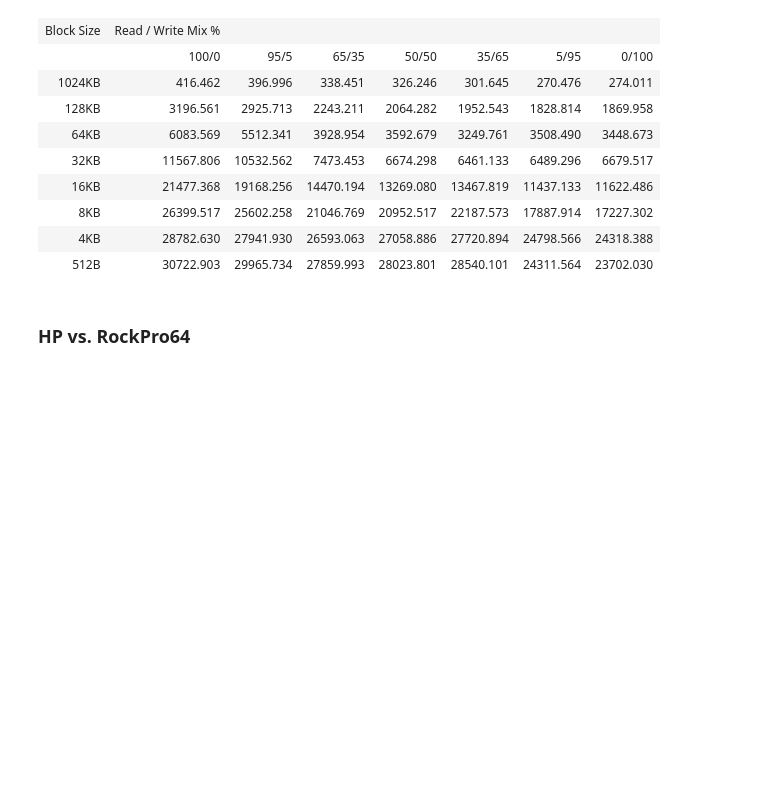
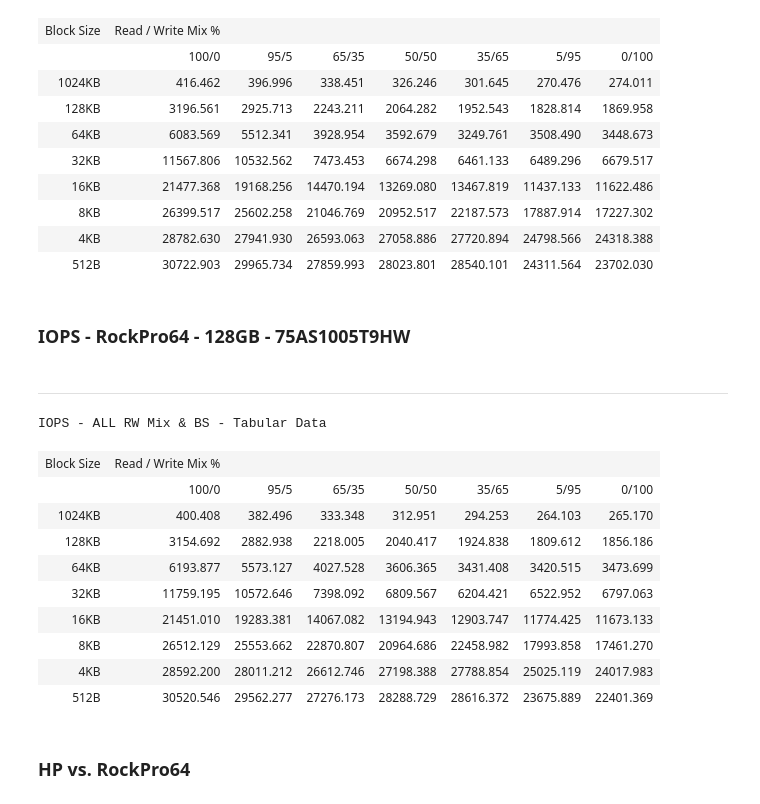
Before and after one commit to ljishen/SSSPT, a Jupyter notebook: analysis/notebooks/iops_comparison.ipynb, the cells around one changed output. Cells and saved outputs as stored; diff of their text form; code cells hidden in the pictures; blank space fills up the shorter version.

Commit message:
Update IOPS comparison notebooks for RockPro64 after adding profiles for SSD 75AS1005T9HW

```diff
--- a/analysis/notebooks/iops_comparison.ipynb
+++ b/analysis/notebooks/iops_comparison.ipynb
@@ -53,6 +53,23 @@ IOPS - ALL RW Mix & BS - Tabular Data
 | 8KB | 26399.517 | 25602.258 | 21046.769 | 20952.517 | 22187.573 | 17887.914 | 17227.302 |
 | 4KB | 28782.630 | 27941.930 | 26593.063 | 27058.886 | 27720.894 | 24798.566 | 24318.388 |
 | 512B | 30722.903 | 29965.734 | 27859.993 | 28023.801 | 28540.101 | 24311.564 | 23702.030 |
+# %% [markdown]
+### IOPS - RockPro64 - 128GB - 75AS1005T9HW
+# %%
+plot_measurement_window_tabular('rockpro64/iops/3')
+# %% [output]
+---
+IOPS - ALL RW Mix & BS - Tabular Data
+| Block Size | Read / Write Mix % |  |  |  |  |  |  |
+|  | 100/0 | 95/5 | 65/35 | 50/50 | 35/65 | 5/95 | 0/100 |
+| 1024KB | 400.408 | 382.496 | 333.348 | 312.951 | 294.253 | 264.103 | 265.170 |
+| 128KB | 3154.692 | 2882.938 | 2218.005 | 2040.417 | 1924.838 | 1809.612 | 1856.186 |
+| 64KB | 6193.877 | 5573.127 | 4027.528 | 3606.365 | 3431.408 | 3420.515 | 3473.699 |
+| 32KB | 11759.195 | 10572.646 | 7398.092 | 6809.567 | 6204.421 | 6522.952 | 6797.063 |
+| 16KB | 21451.010 | 19283.381 | 14067.082 | 13194.943 | 12903.747 | 11774.425 | 11673.133 |
+| 8KB | 26512.129 | 25553.662 | 22870.807 | 20964.686 | 22458.982 | 17993.858 | 17461.270 |
+| 4KB | 28592.200 | 28011.212 | 26612.746 | 27198.388 | 27788.854 | 25025.119 | 24017.983 |
+| 512B | 30520.546 | 29562.277 | 27276.173 | 28288.729 | 28616.372 | 23675.889 | 22401.369 |
 # %%
 from matplotlib.ticker import MultipleLocator
 
```
Also changed, not shown: parts of 5 cells of this notebook.
